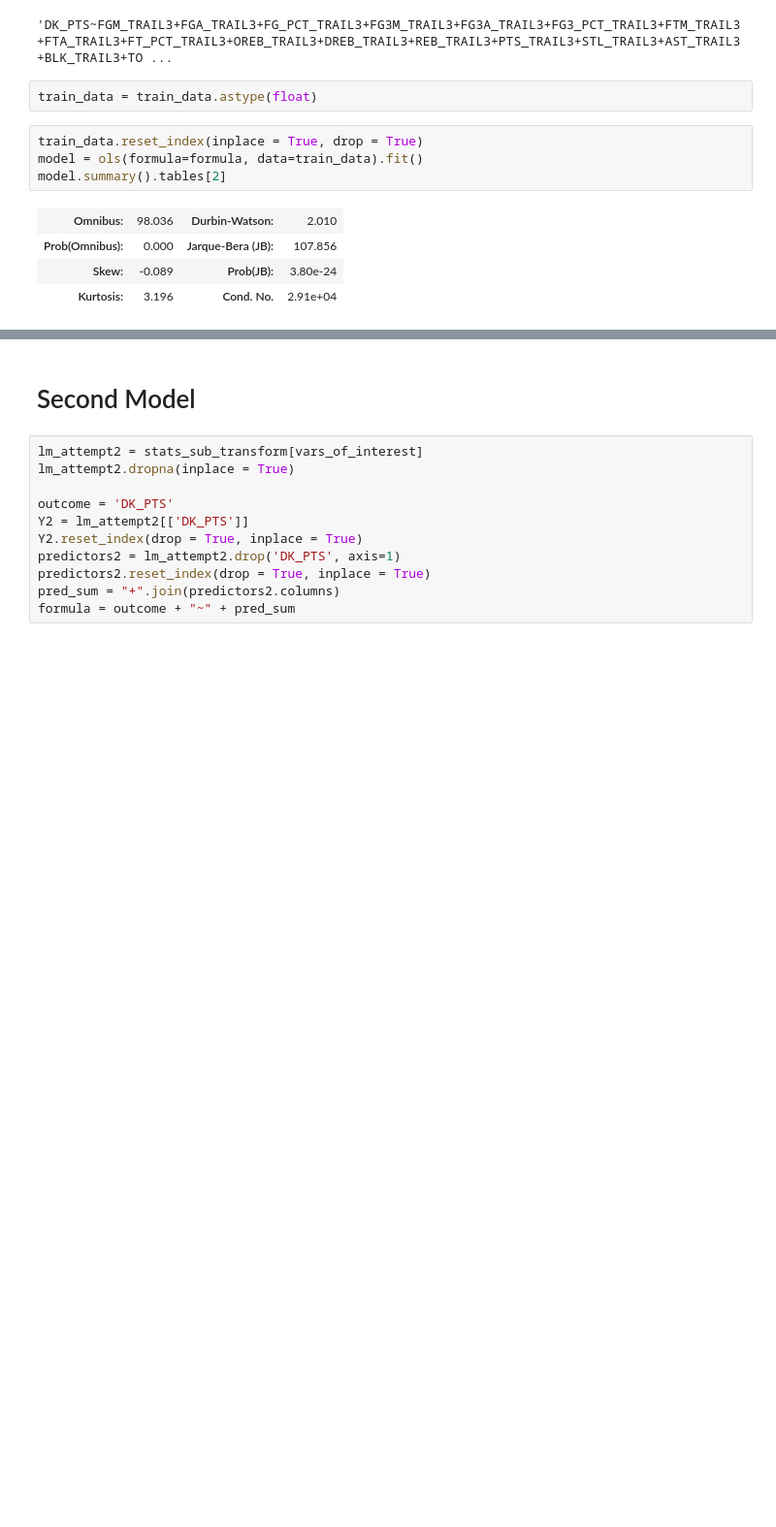
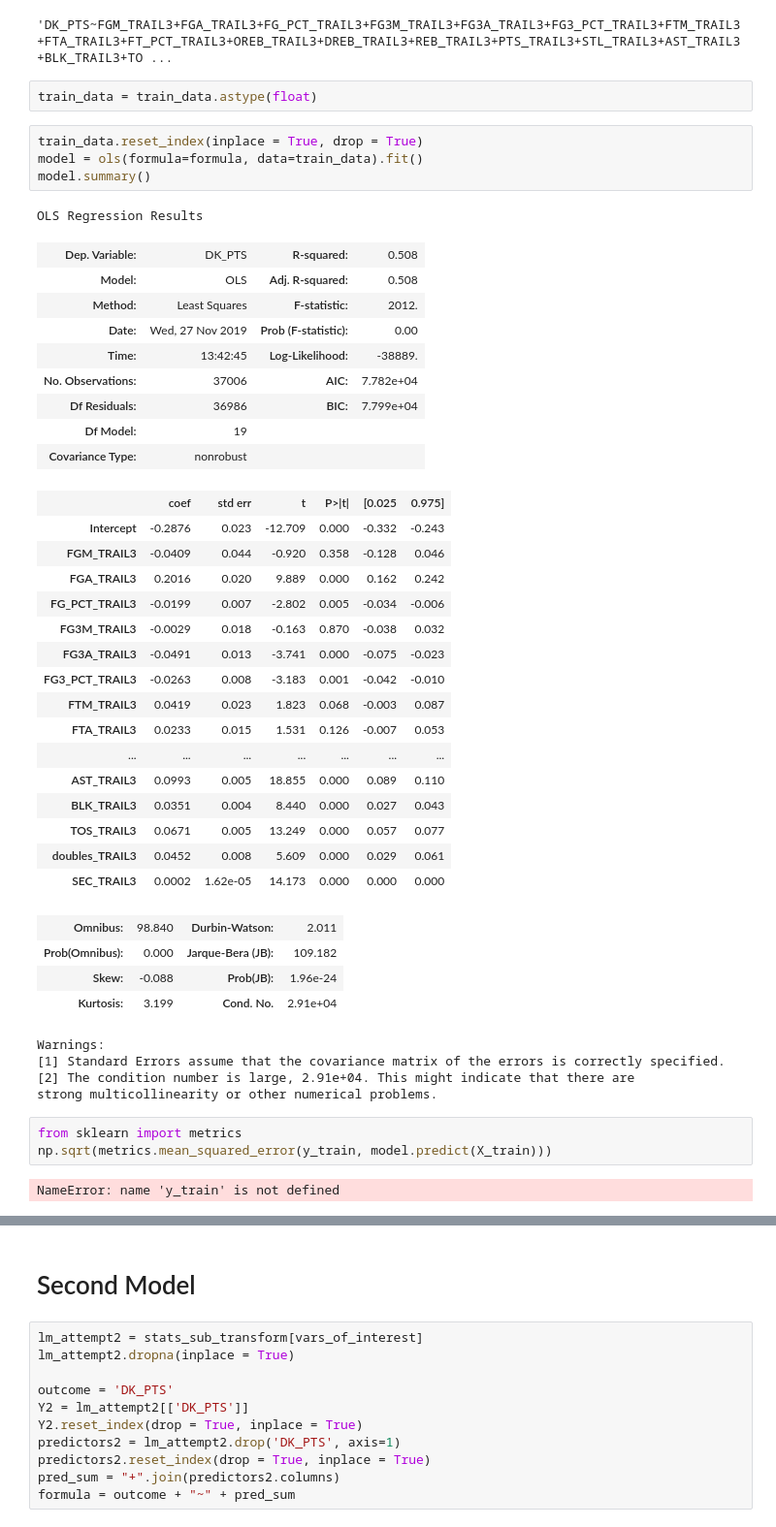
Before and after one commit to jcTTP3/nba_score_prediction, a Jupyter notebook: multiple_linear_regression.ipynb, the cells around one changed output, grey strips where cells are left out. Shown at 97% size. Cells and saved outputs as stored; diff of their text form; blank space fills up the shorter version.

```diff
--- a/multiple_linear_regression.ipynb
+++ b/multiple_linear_regression.ipynb
@@ -141,9 +138,44 @@ train_data = train_data.astype(float)
 # %%
 train_data.reset_index(inplace = True, drop = True)
 model = ols(formula=formula, data=train_data).fit()
-model.summary().tables[2]
+model.summary()
 # %% [output]
+OLS Regression Results
-| Omnibus: | 98.036 | Durbin-Watson: | 2.010 |
-| Prob(Omnibus): | 0.000 | Jarque-Bera (JB): | 107.856 |
-| Skew: | -0.089 | Prob(JB): | 3.80e-24 |
-| Kurtosis: | 3.196 | Cond. No. | 2.91e+04 |
+| Dep. Variable: | DK_PTS | R-squared: | 0.508 |
+| Model: | OLS | Adj. R-squared: | 0.508 |
+| Method: | Least Squares | F-statistic: | 2012. |
+| Date: | Wed, 27 Nov 2019 | Prob (F-statistic): | 0.00 |
+| Time: | 13:42:45 | Log-Likelihood: | -38889. |
+| No. Observations: | 37006 | AIC: | 7.782e+04 |
+| Df Residuals: | 36986 | BIC: | 7.799e+04 |
+| Df Model: | 19 |  |  |
+| Covariance Type: | nonrobust |  |  |
+|  | coef | std err | t | P>|t| | [0.025 | 0.975] |
+| Intercept | -0.2876 | 0.023 | -12.709 | 0.000 | -0.332 | -0.243 |
+| FGM_TRAIL3 | -0.0409 | 0.044 | -0.920 | 0.358 | -0.128 | 0.046 |
+| FGA_TRAIL3 | 0.2016 | 0.020 | 9.889 | 0.000 | 0.162 | 0.242 |
+| FG_PCT_TRAIL3 | -0.0199 | 0.007 | -2.802 | 0.005 | -0.034 | -0.006 |
+| FG3M_TRAIL3 | -0.0029 | 0.018 | -0.163 | 0.870 | -0.038 | 0.032 |
+| FG3A_TRAIL3 | -0.0491 | 0.013 | -3.741 | 0.000 | -0.075 | -0.023 |
+| FG3_PCT_TRAIL3 | -0.0263 | 0.008 | -3.183 | 0.001 | -0.042 | -0.010 |
+| FTM_TRAIL3 | 0.0419 | 0.023 | 1.823 | 0.068 | -0.003 | 0.087 |
+| FTA_TRAIL3 | 0.0233 | 0.015 | 1.531 | 0.126 | -0.007 | 0.053 |
+| ... | ... | ... | ... | ... | ... | ... |
+| AST_TRAIL3 | 0.0993 | 0.005 | 18.855 | 0.000 | 0.089 | 0.110 |
+| BLK_TRAIL3 | 0.0351 | 0.004 | 8.440 | 0.000 | 0.027 | 0.043 |
+| TOS_TRAIL3 | 0.0671 | 0.005 | 13.249 | 0.000 | 0.057 | 0.077 |
+| doubles_TRAIL3 | 0.0452 | 0.008 | 5.609 | 0.000 | 0.029 | 0.061 |
+| SEC_TRAIL3 | 0.0002 | 1.62e-05 | 14.173 | 0.000 | 0.000 | 0.000 |
+| Omnibus: | 98.840 | Durbin-Watson: | 2.011 |
+| Prob(Omnibus): | 0.000 | Jarque-Bera (JB): | 109.182 |
+| Skew: | -0.088 | Prob(JB): | 1.96e-24 |
+| Kurtosis: | 3.199 | Cond. No. | 2.91e+04 |
+Warnings:
+[1] Standard Errors assume that the covariance matrix of the errors is correctly specified.
+[2] The condition number is large, 2.91e+04. This might indicate that there are
+strong multicollinearity or other numerical problems.
+# %%
+from sklearn import metrics
+np.sqrt(metrics.mean_squared_error(y_train, model.predict(X_train)))
+# %% [output]
+NameError: name 'y_train' is not defined
```
Also changed, not shown: parts of 16 cells of this notebook.
